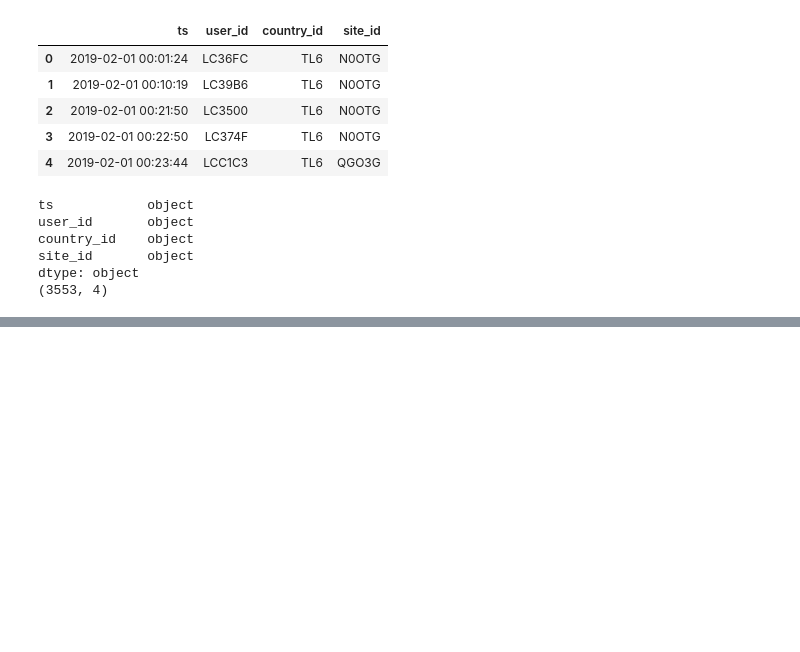
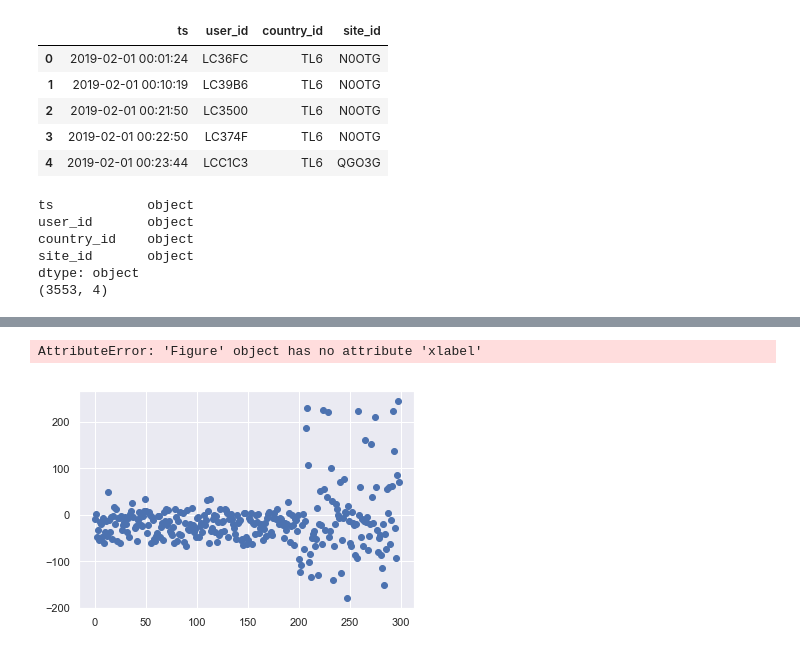
Before and after one commit to jeremyrchow/Anonymous_DataScientist_Takehome, a Jupyter notebook: Analysis_notebook.ipynb, the cells around one changed output, grey strips where cells are left out. Cells and saved outputs as stored; diff of their text form; code cells hidden in the pictures; blank space fills up the shorter version.

```diff
--- a/Analysis_notebook.ipynb
+++ b/Analysis_notebook.ipynb
@@ -36,0 +189,5 @@ df['ts'] = pd.to_datetime(df.ts)
+# %%
+df=remove_outliers(df,'C')
+# %%
+X=df.iloc[:,0:2]
+Y=df.iloc[:,2]
@@ -36,0 +273,16 @@ df['ts'] = pd.to_datetime(df.ts)
+# %%
+from sklearn.linear_model import LinearRegression
+from sklearn.metrics import mean_squared_error
+
+reg = LinearRegression()
+# Data Fitting
+reg = reg.fit(X, Y)
+# Y Prediction
+Y_pred = reg.predict(X)
+
+# Model Evaluation
+rmse = np.sqrt(mean_squared_error(Y, Y_pred))
+r2 = reg.score(X, Y)
+
+print(rmse)
+print(r2)
@@ -44,0 +327,7 @@ df['ts'] = pd.to_datetime(df.ts)
+# %%
+fig,ax = plt.subplots()
+plt.scatter(range(len(Y)),Y_pred-Y)
+fig.xlabel('A')
+# %% [output]
+AttributeError: 'Figure' object has no attribute 'xlabel'
+[figure, added]
```
Also changed, not shown: parts of 39 cells of this notebook.
